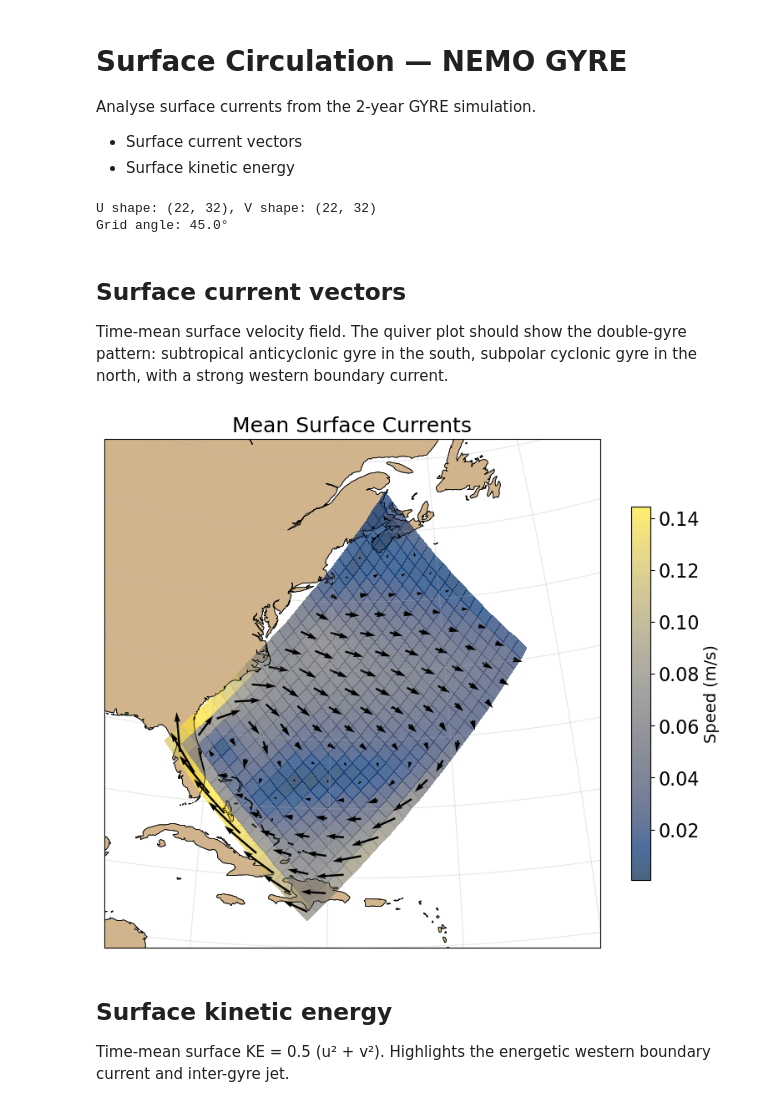
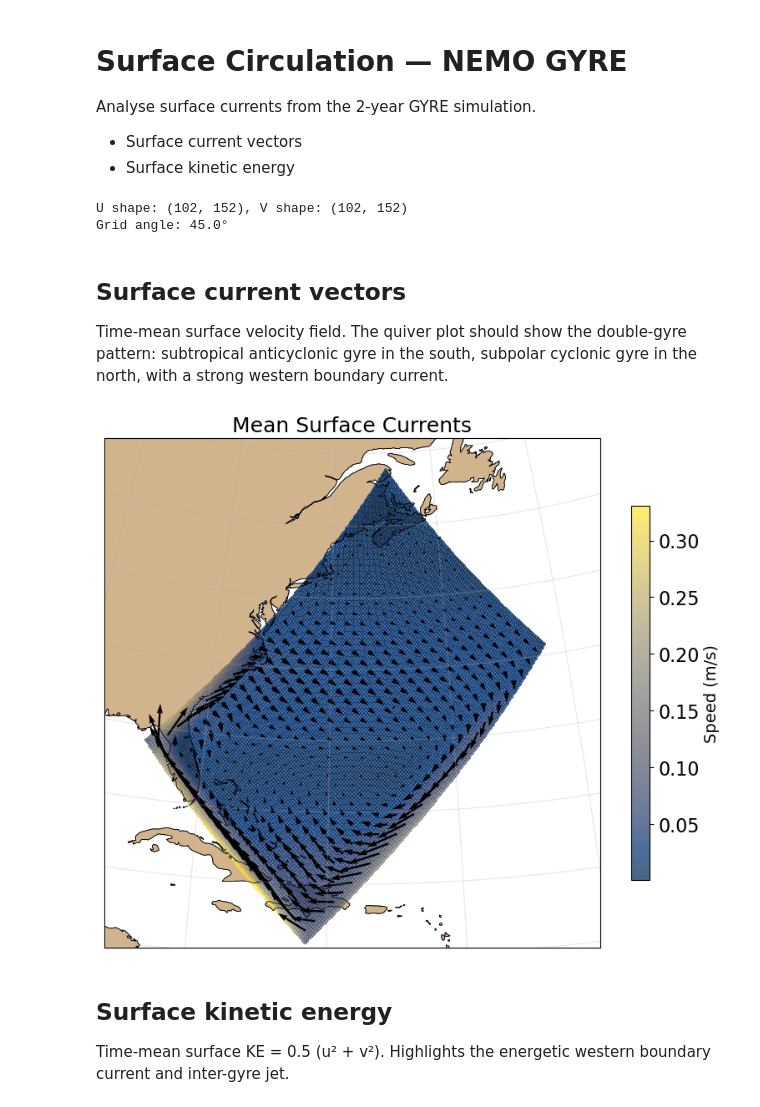
Before and after one commit to willirath/2026-Claude-NEMO, a Jupyter notebook: analysis/circulation.ipynb, the cells around one changed output. Saved outputs shown, nothing was run; the diff lists cells and outputs as text; code cells hidden in the pictures.

```diff
--- a/analysis/circulation.ipynb
+++ b/analysis/circulation.ipynb
@@ -18,13 +18,13 @@ import xarray as xr
 OUTPUT_DIR = Path("../output")
 
 ds_u = xr.open_dataset(
-    OUTPUT_DIR / "GYRE_10d_00010101_00021230_grid_U_0000.nc", decode_times=False
+    OUTPUT_DIR / "GYRE_10d_00010101_00010630_grid_U.nc", decode_times=False
 )
 ds_v = xr.open_dataset(
-    OUTPUT_DIR / "GYRE_10d_00010101_00021230_grid_V_0000.nc", decode_times=False
+    OUTPUT_DIR / "GYRE_10d_00010101_00010630_grid_V.nc", decode_times=False
 )
 ds_t = xr.open_dataset(
-    OUTPUT_DIR / "GYRE_10d_00010101_00021230_grid_T_0000.nc", decode_times=False
+    OUTPUT_DIR / "GYRE_10d_00010101_00010630_grid_T.nc", decode_times=False
 )
 mask = xr.open_dataset(OUTPUT_DIR / "mesh_mask.nc")
 tmask_sfc = mask["tmask"].isel(time_counter=0, nav_lev=0).values
@@ -69,7 +69,7 @@ v_sfc = ds_v["vomecrty"].isel(depthv=0).mean("time_counter")
 print(f"U shape: {u_sfc.shape}, V shape: {v_sfc.shape}")
 print(f"Grid angle: {np.degrees(grid_angle[10, 15]):.1f}°")
 # %% [output]
-U shape: (22, 32), V shape: (22, 32)
+U shape: (102, 152), V shape: (102, 152)
 Grid angle: 45.0°
 # %% [markdown]
 ## Surface current vectors
@@ -87,35 +87,36 @@ la = lat[:ny, :nx]
 im = interior[:ny, :nx]
 ga = grid_angle[:ny, :nx]
 
 # Rotate from grid (i,j) to geographic (east, north)
 u_east, v_north = rotate_to_geo(u_i, v_j, ga)
 
 speed = np.sqrt(u_east**2 + v_north**2)
 speed_masked = np.where(im, speed, np.nan)
 
 fig, ax = plt.subplots(figsize=(8, 7), subplot_kw=dict(projection=proj))
 ax.set_extent(extent, crs=ccrs.PlateCarree())
 ax.add_feature(cfeature.LAND, facecolor="tan", edgecolor="k", linewidth=0.5)
 ax.add_feature(cfeature.COASTLINE, linewidth=0.5)
 ax.gridlines(draw_labels=False, alpha=0.3)
 
 pcm = ax.pcolormesh(
     lo, la, speed_masked,
     shading="auto", cmap="cividis", alpha=0.7, transform=ccrs.PlateCarree(),
 )
 fig.colorbar(pcm, ax=ax, label="Speed (m/s)", shrink=0.7)
 
-skip = 2
+skip = 5
 ax.quiver(
     lo[::skip, ::skip], la[::skip, ::skip],
     np.where(im[::skip, ::skip], u_east[::skip, ::skip], np.nan),
     np.where(im[::skip, ::skip], v_north[::skip, ::skip], np.nan),
     color="k", scale=1.5, width=0.004, transform=ccrs.PlateCarree(),
 )
 ax.set_title("Mean Surface Currents")
 fig.tight_layout()
+fig.savefig("../figures/surface_currents.png", dpi=150, bbox_inches="tight")
 # %% [output]
-[figure, old version]
+[figure, new version]
 # %% [markdown]
 ## Surface kinetic energy
 
```
Also changed, not shown: parts of 1 cell of this notebook, 15 other files.
